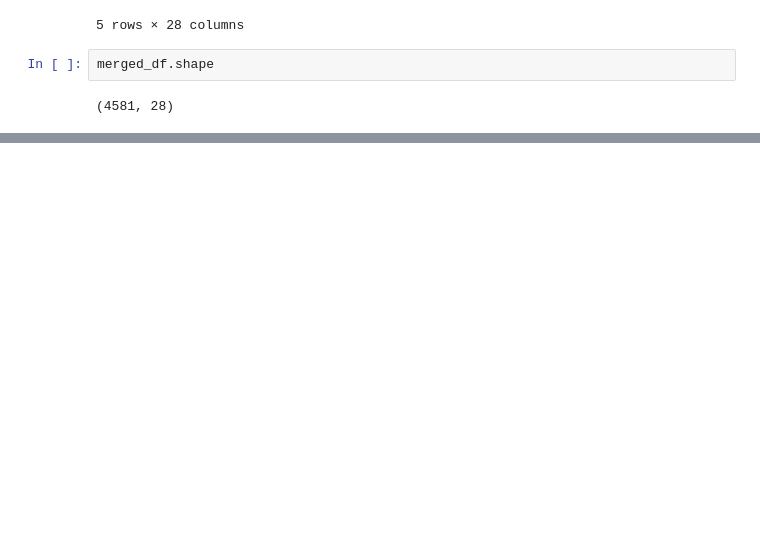
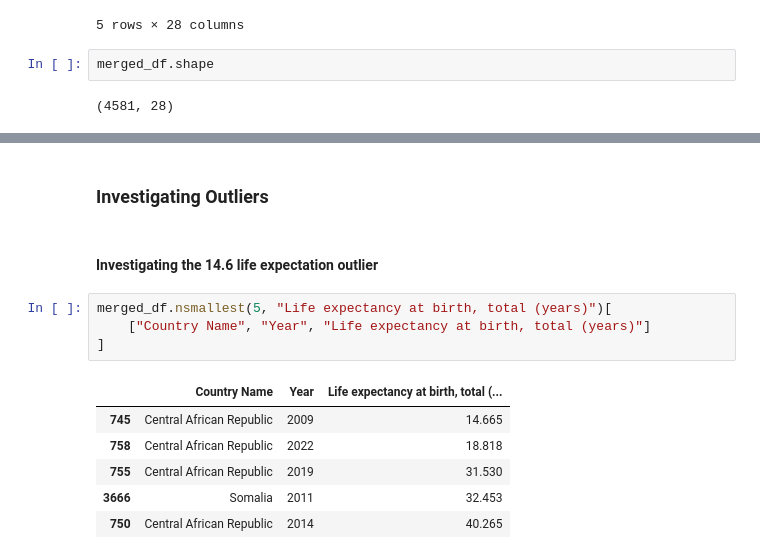
Before and after one commit to ValentimPiazera/wb-economic-freedom, a Jupyter notebook: notebooks/I-cleaning.ipynb, the cells around one changed output, grey strips where cells are left out. Saved outputs shown, nothing was run; the diff lists cells and outputs as text; blank space fills up the shorter version.

```diff
--- a/notebooks/I-cleaning.ipynb
+++ b/notebooks/I-cleaning.ipynb
@@ -504,0 +632,15 @@ merged_df.head()
+# %% [markdown]
+### Investigating Outliers
+# %% [markdown]
+#### Investigating the 14.6 life expectation outlier
+# %%
+merged_df.nsmallest(5, "Life expectancy at birth, total (years)")[
+    ["Country Name", "Year", "Life expectancy at birth, total (years)"]
+]
+# %% [output]
+|  | Country Name | Year | Life expectancy at birth, total (... |
+| 745 | Central African Republic | 2009 | 14.665 |
+| 758 | Central African Republic | 2022 | 18.818 |
+| 755 | Central African Republic | 2019 | 31.530 |
+| 3666 | Somalia | 2011 | 32.453 |
+| 750 | Central African Republic | 2014 | 40.265 |
```
Also changed, not shown: parts of 34 cells of this notebook, 1 other file.
